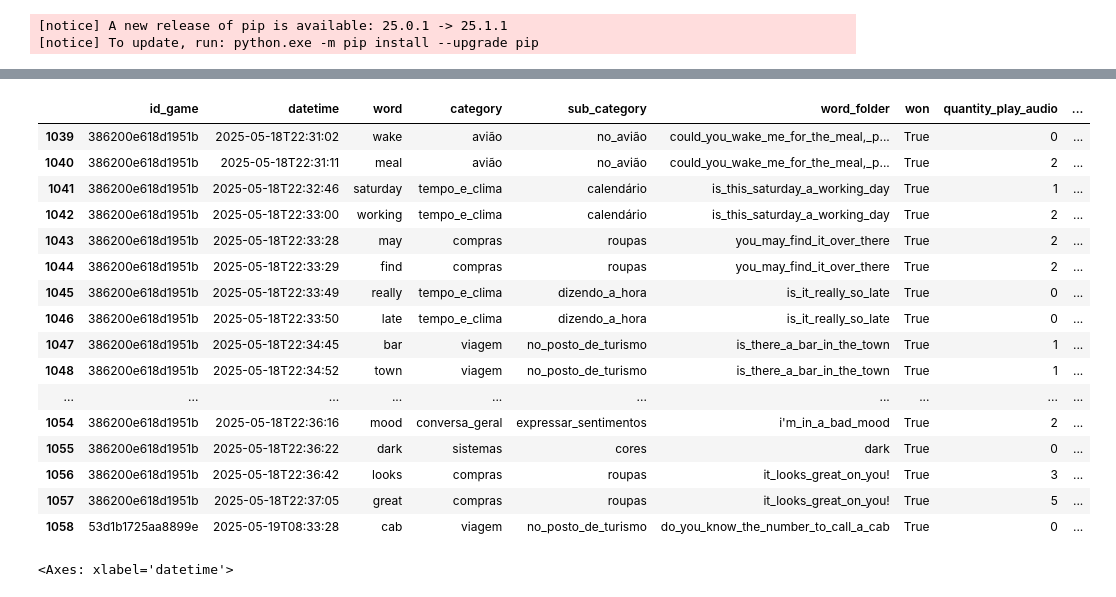
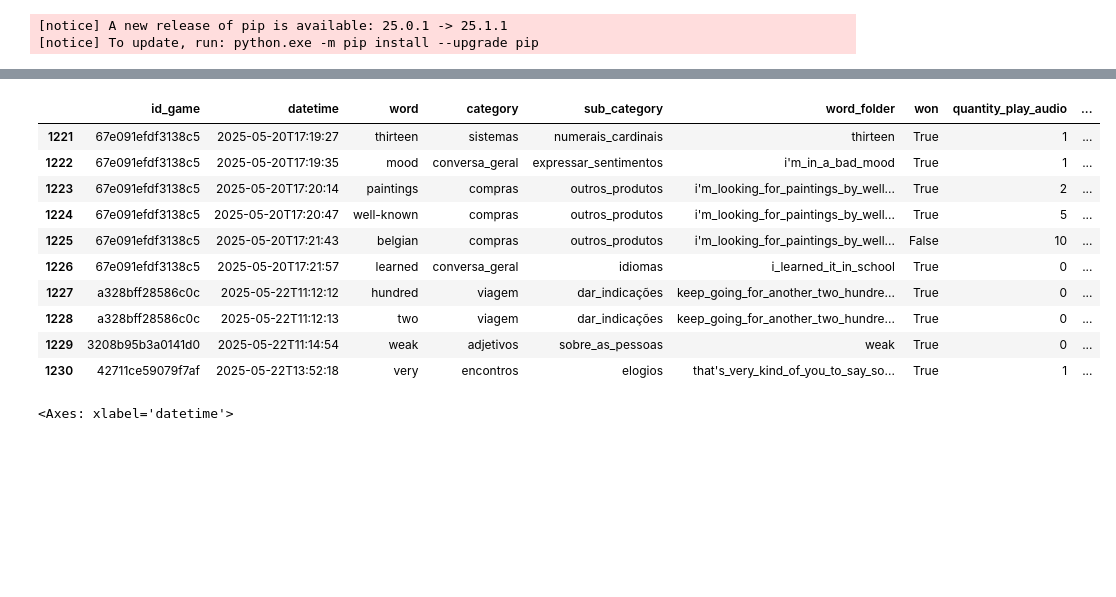
Before and after one commit to GuilhermeBranddao/fast-english, a Jupyter notebook: app/stats_words/generate_statistc.ipynb, the cells around one changed output, grey strips where cells are left out. Cells and saved outputs as stored; diff of their text form; code cells hidden in the pictures; blank space fills up the shorter version.

```diff
--- a/app/stats_words/generate_statistc.ipynb
+++ b/app/stats_words/generate_statistc.ipynb
@@ -27,24 +42,18 @@ database  logs  pyproject.toml  requirements.txt  trash
 # %%
 import pandas as pd
 
 # df = pd.read_csv("database/infos/game_data_hangman.csv")
 df = pd.read_csv("database/infos/game_data_word_shuffle_game.csv")
-df.tail(20)
+df.tail(10)
 # %% [output]
 |  | id_game | datetime | word | category | sub_category | word_folder | won | quantity_play_audio | ... |
-| 1039 | 386200e618d1951b | 2025-05-18T22:31:02 | wake | avião | no_avião | could_you_wake_me_for_the_meal,_p... | True | 0 | ... |
-| 1040 | 386200e618d1951b | 2025-05-18T22:31:11 | meal | avião | no_avião | could_you_wake_me_for_the_meal,_p... | True | 2 | ... |
-| 1041 | 386200e618d1951b | 2025-05-18T22:32:46 | saturday | tempo_e_clima | calendário | is_this_saturday_a_working_day | True | 1 | ... |
-| 1042 | 386200e618d1951b | 2025-05-18T22:33:00 | working | tempo_e_clima | calendário | is_this_saturday_a_working_day | True | 2 | ... |
-| 1043 | 386200e618d1951b | 2025-05-18T22:33:28 | may | compras | roupas | you_may_find_it_over_there | True | 2 | ... |
-| 1044 | 386200e618d1951b | 2025-05-18T22:33:29 | find | compras | roupas | you_may_find_it_over_there | True | 2 | ... |
-| 1045 | 386200e618d1951b | 2025-05-18T22:33:49 | really | tempo_e_clima | dizendo_a_hora | is_it_really_so_late | True | 0 | ... |
-| 1046 | 386200e618d1951b | 2025-05-18T22:33:50 | late | tempo_e_clima | dizendo_a_hora | is_it_really_so_late | True | 0 | ... |
-| 1047 | 386200e618d1951b | 2025-05-18T22:34:45 | bar | viagem | no_posto_de_turismo | is_there_a_bar_in_the_town | True | 1 | ... |
-| 1048 | 386200e618d1951b | 2025-05-18T22:34:52 | town | viagem | no_posto_de_turismo | is_there_a_bar_in_the_town | True | 1 | ... |
-| ... | ... | ... | ... | ... | ... | ... | ... | ... | ... |
-| 1054 | 386200e618d1951b | 2025-05-18T22:36:16 | mood | conversa_geral | expressar_sentimentos | i'm_in_a_bad_mood | True | 2 | ... |
-| 1055 | 386200e618d1951b | 2025-05-18T22:36:22 | dark | sistemas | cores | dark | True | 0 | ... |
-| 1056 | 386200e618d1951b | 2025-05-18T22:36:42 | looks | compras | roupas | it_looks_great_on_you! | True | 3 | ... |
-| 1057 | 386200e618d1951b | 2025-05-18T22:37:05 | great | compras | roupas | it_looks_great_on_you! | True | 5 | ... |
-| 1058 | 53d1b1725aa8899e | 2025-05-19T08:33:28 | cab | viagem | no_posto_de_turismo | do_you_know_the_number_to_call_a_cab | True | 0 | ... |
+| 1221 | 67e091efdf3138c5 | 2025-05-20T17:19:27 | thirteen | sistemas | numerais_cardinais | thirteen | True | 1 | ... |
+| 1222 | 67e091efdf3138c5 | 2025-05-20T17:19:35 | mood | conversa_geral | expressar_sentimentos | i'm_in_a_bad_mood | True | 1 | ... |
+| 1223 | 67e091efdf3138c5 | 2025-05-20T17:20:14 | paintings | compras | outros_produtos | i'm_looking_for_paintings_by_well... | True | 2 | ... |
+| 1224 | 67e091efdf3138c5 | 2025-05-20T17:20:47 | well-known | compras | outros_produtos | i'm_looking_for_paintings_by_well... | True | 5 | ... |
+| 1225 | 67e091efdf3138c5 | 2025-05-20T17:21:43 | belgian | compras | outros_produtos | i'm_looking_for_paintings_by_well... | False | 10 | ... |
+| 1226 | 67e091efdf3138c5 | 2025-05-20T17:21:57 | learned | conversa_geral | idiomas | i_learned_it_in_school | True | 0 | ... |
+| 1227 | a328bff28586c0c | 2025-05-22T11:12:12 | hundred | viagem | dar_indicações | keep_going_for_another_two_hundre... | True | 0 | ... |
+| 1228 | a328bff28586c0c | 2025-05-22T11:12:13 | two | viagem | dar_indicações | keep_going_for_another_two_hundre... | True | 0 | ... |
+| 1229 | 3208b95b3a0141d0 | 2025-05-22T11:14:54 | weak | adjetivos | sobre_as_pessoas | weak | True | 0 | ... |
+| 1230 | 42711ce59079f7af | 2025-05-22T13:52:18 | very | encontros | elogios | that's_very_kind_of_you_to_say_so... | True | 1 | ... |
```
Also changed, not shown: parts of 2 cells of this notebook, 5 other files.
